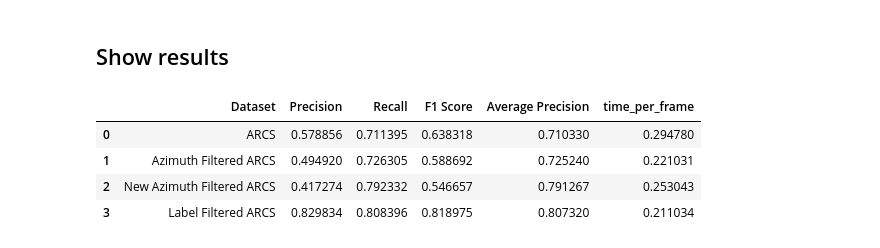
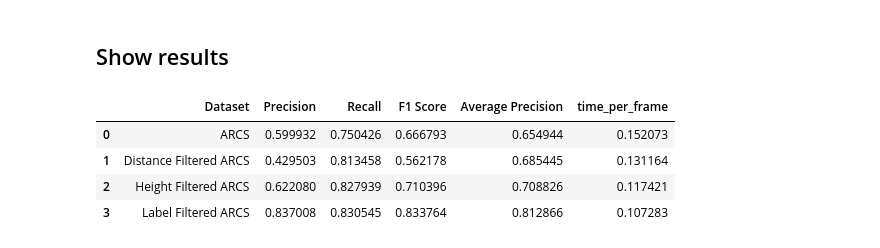
Before and after one commit to CalTransProject/3D-Vehicle-Detection-PointPillars, a Jupyter notebook: server_scripts/test_pointpillars_on_arcs.ipynb, the cells around one changed output. Drawn from its saved outputs; the diff is of its cells as text; code cells hidden in the pictures.

```diff
--- a/server_scripts/test_pointpillars_on_arcs.ipynb
+++ b/server_scripts/test_pointpillars_on_arcs.ipynb
@@ -224,5 +226,5 @@ print(files)
 # %%
-def evaluate_dataset(dataset_path, num_frames):
+def evaluate_dataset(dataset_path):
     label_dir = Path(ARCS_LABELS)
     dataset_dir = Path(dataset_path)
 
@@ -240,7 +242,7 @@ def evaluate_dataset(dataset_path, num_frames):
             lidar_filename = os.path.basename(bin_file)
             # Split the filename from the extension ('006428', '.txt')
             file_id, extension = os.path.splitext(lidar_filename)
-            if file_id not in problem_file_ids:
+            if file_id not in generated_problem_file_list and file_id not in problem_file_ids:
                 label_filename = file_id + '.txt'
 
                 # Make file paths
@@ -260,12 +262,12 @@ def evaluate_dataset(dataset_path, num_frames):
                 print('skipping ' + file_id)
     end = time.time()
 
-    return total_TPs, total_FPs, total_FNs, num_ground_truths, confidence_labels, (end - start) / num_frames
+    return total_TPs, total_FPs, total_FNs, num_ground_truths, confidence_labels, (end - start) / len(files)
 # %%
-def test_pointpillars(dataset_path, dataset_name, num_frames=200):
+def test_pointpillars(dataset_path, dataset_name):
     print('Evaluating dataset: ' + dataset_path)
     # Get all TP, FP, and FN in the dataset
-    TPs, FPs, FNs, num_ground_truths, confidence_labels, time_per_frame = evaluate_dataset(dataset_path, num_frames)
+    TPs, FPs, FNs, num_ground_truths, confidence_labels, time_per_frame = evaluate_dataset(dataset_path)
     # Get metrics
     precision = TPs / (TPs + FPs) if TPs + FPs > 0 else 0
     recall = TPs / (TPs + FNs) if TPs + FNs > 0 else 0
@@ -273,6 +275,9 @@ def test_pointpillars(dataset_path, dataset_name, num_frames=200):
 
     # Placeholder for average precision calculation
     precisions, recalls = calculate_precision_recall(confidence_labels, num_ground_truths)
+    print(confidence_labels)
+    print(precisions)
+    print(recalls)
     average_precision = calculate_ap(precisions, recalls)
 
     # Organize results into a dictionary
@@ -294,4 +301,4 @@ results = test_pointpillars(ARCS_DATA_DIR, 'ARCS')
 # %%
 %%capture
-# Run tests on ARCS filtered
-azimuth_filter_results = test_pointpillars(PREV_ARCS_AZIMUTH_FILTERED_DATA_DIR, 'Azimuth Filtered ARCS')
+# Run tests on ARCS filtered - this goes first if there's a problem file, it doesn't get evaluated for other sets
+height_filter_results = test_pointpillars(ARCS_HEIGHT_FILTERED_DATA_DIR, 'Height Filtered ARCS')
@@ -298,7 +309,7 @@ azimuth_filter_results = test_pointpillars(PREV_ARCS_AZIMUTH_FILTERED_DATA_DIR,
 # %%
 %%capture
 # Run tests on ARCS filtered
-new_filter_results = test_pointpillars(ARCS_AZIMUTH_FILTERED_DATA_DIR, 'New Azimuth Filtered ARCS')
+distance_filter_results = test_pointpillars(ARCS_DISTANCE_FILTERED_DATA_DIR, 'Distance Filtered ARCS')
 # %%
 %%capture
 # Run tests on ARCS label filtered
@@ -315,14 +326,15 @@ print(generated_problem_file_list)
 # print(label_filter_results)
 # %%
 # Create DataFrame
-results_df = pd.DataFrame([results, azimuth_filter_results, new_filter_results, label_filter_results])
+results_df = pd.DataFrame([results, distance_filter_results, height_filter_results, label_filter_results])
+# results_df = pd.DataFrame([results, azimuth_filter_results])
 display(results_df)
 # %% [output]
 |  | Dataset | Precision | Recall | F1 Score | Average Precision | time_per_frame |
-| 0 | ARCS | 0.578856 | 0.711395 | 0.638318 | 0.710330 | 0.294780 |
-| 1 | Azimuth Filtered ARCS | 0.494920 | 0.726305 | 0.588692 | 0.725240 | 0.221031 |
-| 2 | New Azimuth Filtered ARCS | 0.417274 | 0.792332 | 0.546657 | 0.791267 | 0.253043 |
-| 3 | Label Filtered ARCS | 0.829834 | 0.808396 | 0.818975 | 0.807320 | 0.211034 |
+| 0 | ARCS | 0.599932 | 0.750426 | 0.666793 | 0.654944 | 0.152073 |
+| 1 | Distance Filtered ARCS | 0.429503 | 0.813458 | 0.562178 | 0.685445 | 0.131164 |
+| 2 | Height Filtered ARCS | 0.622080 | 0.827939 | 0.710396 | 0.708826 | 0.117421 |
+| 3 | Label Filtered ARCS | 0.837008 | 0.830545 | 0.833764 | 0.812866 | 0.107283 |
 # %%
 print(results_df.to_string(index=False))
 # %% [output]
```
Also changed, not shown: parts of 11 cells of this notebook, 5 other files.
